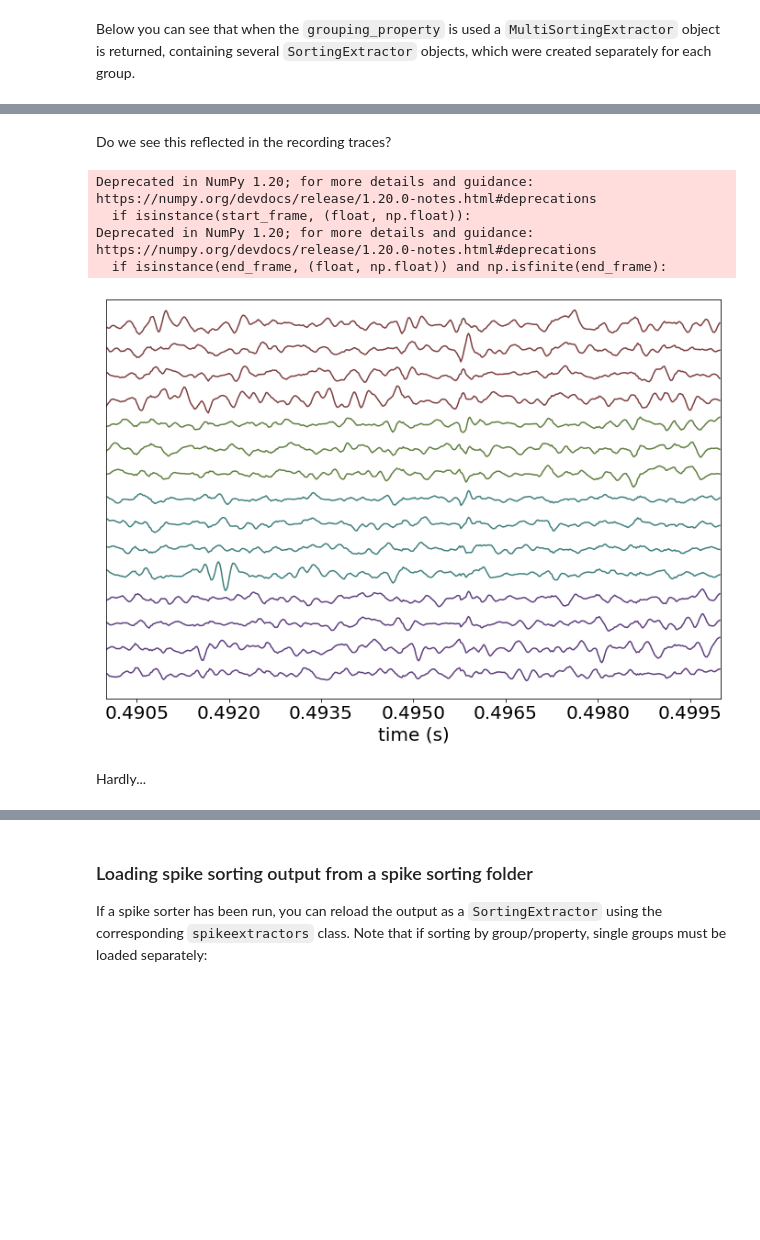
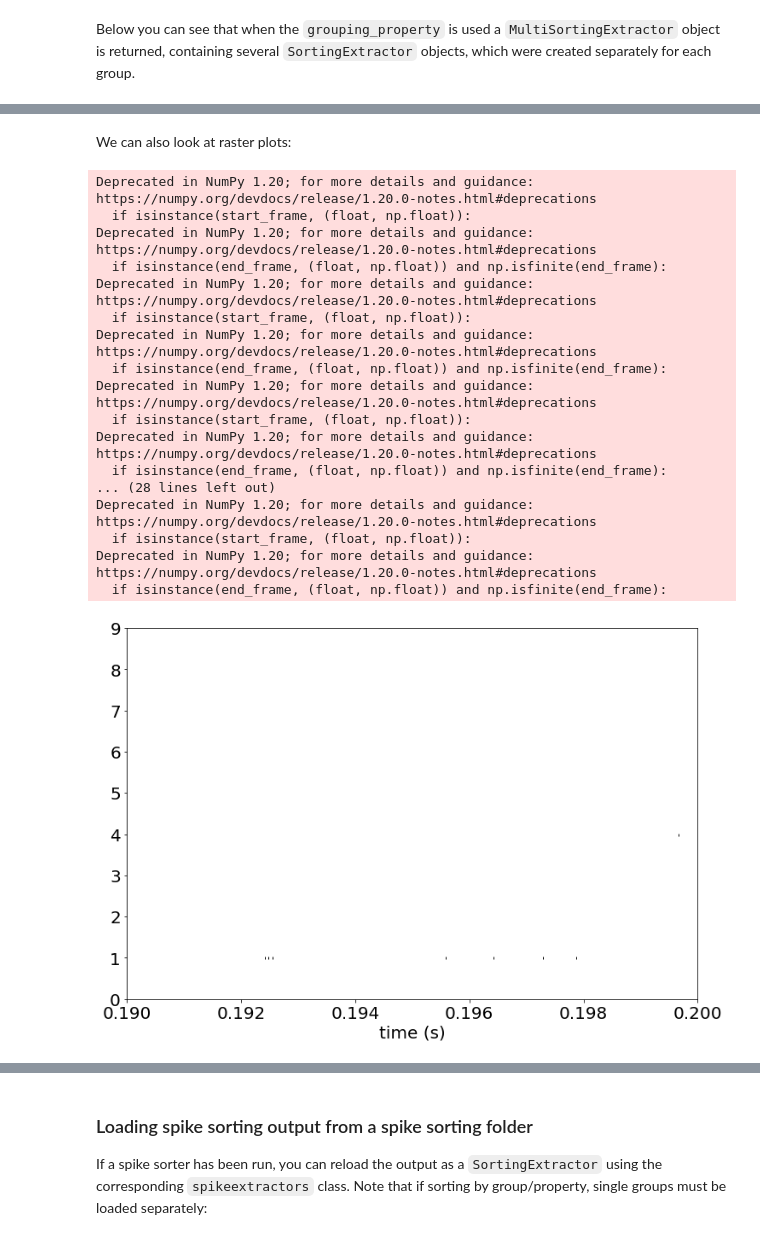
Before and after one commit to sbuergers/hussaini-lab-to-nwb-notebooks, a Jupyter notebook: tidy_venv/milestone2_modular_pipeline_colab.ipynb, the cells around one changed output, grey strips where cells are left out. Drawn from its saved outputs; the diff is of its cells as text; code cells hidden in the pictures; blank space fills up the shorter version.

```diff
--- a/tidy_venv/milestone2_modular_pipeline_colab.ipynb
+++ b/tidy_venv/milestone2_modular_pipeline_colab.ipynb
@@ -652,7 +652,7 @@ sorting_KL = ss.run_klusta(
     output_folder=os.path.join(dir_name, 'klusta_by_group'),
     grouping_property='group',
     parallel=True,
-    threshold_weak_std_factor=3
+    threshold_weak_std_factor=2
 )
 print(f'Klusta found {len(sorting_KL.get_unit_ids())} units')
 # %% [output]
@@ -720,12 +684,2 @@ Deprecated in NumPy 1.20; for more details and guidance: https://numpy.org/devdo
-# %% [markdown]
-Do we see this reflected in the recording traces?
-# %%
-w = sw.plot_timeseries(r_cmr, trange=[0.49, 0.5], color_groups=True)
-# %% [output]
-Deprecated in NumPy 1.20; for more details and guidance: https://numpy.org/devdocs/release/1.20.0-notes.html#deprecations
-  if isinstance(start_frame, (float, np.float)):
-Deprecated in NumPy 1.20; for more details and guidance: https://numpy.org/devdocs/release/1.20.0-notes.html#deprecations
-  if isinstance(end_frame, (float, np.float)) and np.isfinite(end_frame):
-[figure, removed]
-# %% [markdown]
-Hardly...
+# %% [markdown]
+We can also look at raster plots:
@@ -731,0 +688,21 @@ Hardly...
+# %%
+w_rs = sw.plot_rasters(sorting_KL, trange=[0.19,0.2])
+# %% [output]
+Deprecated in NumPy 1.20; for more details and guidance: https://numpy.org/devdocs/release/1.20.0-notes.html#deprecations
+  if isinstance(start_frame, (float, np.float)):
+Deprecated in NumPy 1.20; for more details and guidance: https://numpy.org/devdocs/release/1.20.0-notes.html#deprecations
+  if isinstance(end_frame, (float, np.float)) and np.isfinite(end_frame):
+Deprecated in NumPy 1.20; for more details and guidance: https://numpy.org/devdocs/release/1.20.0-notes.html#deprecations
+  if isinstance(start_frame, (float, np.float)):
+Deprecated in NumPy 1.20; for more details and guidance: https://numpy.org/devdocs/release/1.20.0-notes.html#deprecations
+  if isinstance(end_frame, (float, np.float)) and np.isfinite(end_frame):
+Deprecated in NumPy 1.20; for more details and guidance: https://numpy.org/devdocs/release/1.20.0-notes.html#deprecations
+  if isinstance(start_frame, (float, np.float)):
+Deprecated in NumPy 1.20; for more details and guidance: https://numpy.org/devdocs/release/1.20.0-notes.html#deprecations
+  if isinstance(end_frame, (float, np.float)) and np.isfinite(end_frame):
+... (28 lines left out)
+Deprecated in NumPy 1.20; for more details and guidance: https://numpy.org/devdocs/release/1.20.0-notes.html#deprecations
+  if isinstance(start_frame, (float, np.float)):
+Deprecated in NumPy 1.20; for more details and guidance: https://numpy.org/devdocs/release/1.20.0-notes.html#deprecations
+  if isinstance(end_frame, (float, np.float)) and np.isfinite(end_frame):
+[figure, added]
```
Also changed, not shown: parts of 28 cells of this notebook.
